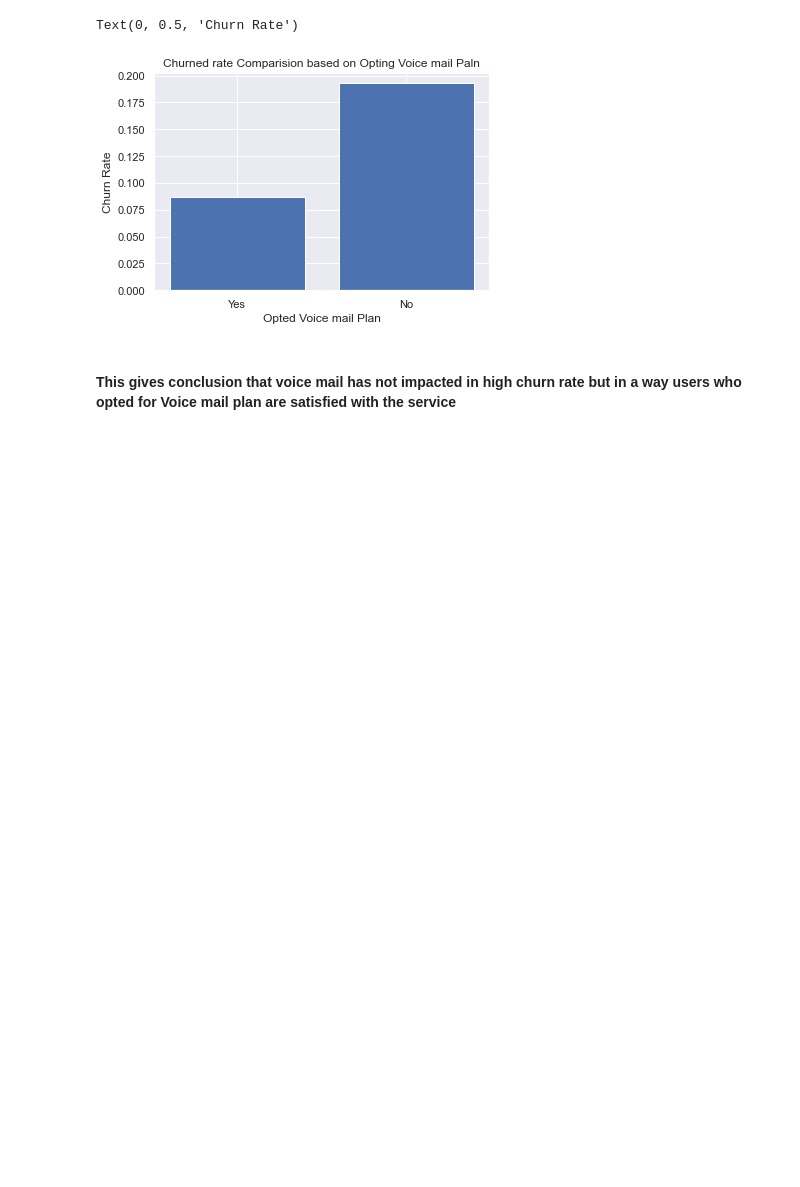
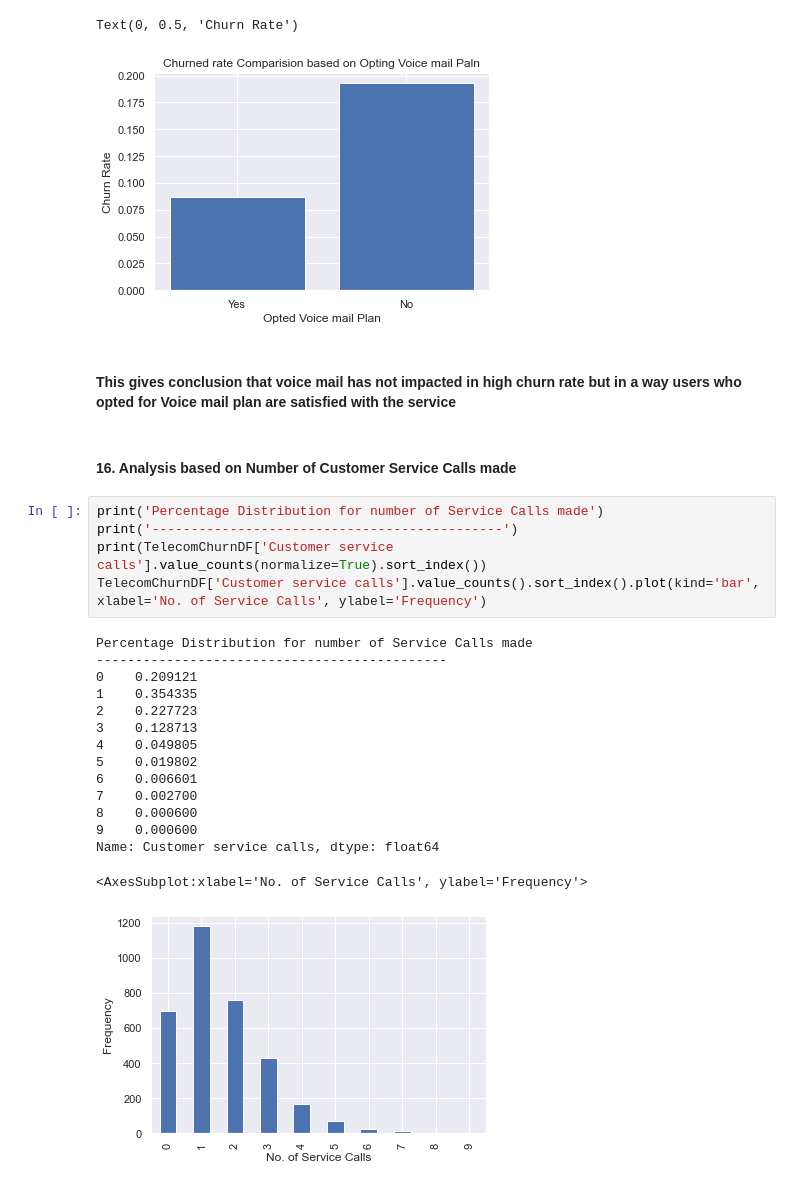
Before and after one commit to codes-by-vamshi/EDA-TelecomChurn, a Jupyter notebook: Telecom Churn - Sai Krishna Vamshi Devarasetty.ipynb, the cells around one changed output. Saved outputs shown, nothing was run; the diff lists cells and outputs as text; blank space fills up the shorter version.

```diff
--- a/Telecom Churn - Sai Krishna Vamshi Devarasetty.ipynb
+++ b/Telecom Churn - Sai Krishna Vamshi Devarasetty.ipynb
@@ -504,3 +504,26 @@ Text(0, 0.5, 'Churn Rate')
 [figure]
 # %% [markdown]
 #### This gives conclusion that voice mail has not impacted in high churn rate but in a way users who opted for Voice mail plan are satisfied with the service
+# %% [markdown]
+#### 16. Analysis based on Number of Customer Service Calls made
+# %%
+print('Percentage Distribution for number of Service Calls made')
+print('---------------------------------------------')
+print(TelecomChurnDF['Customer service calls'].value_counts(normalize=True).sort_index())
+TelecomChurnDF['Customer service calls'].value_counts().sort_index().plot(kind='bar', xlabel='No. of Service Calls', ylabel='Frequency')
+# %% [output]
+Percentage Distribution for number of Service Calls made
+---------------------------------------------
+0    0.209121
+1    0.354335
+2    0.227723
+3    0.128713
+4    0.049805
+5    0.019802
+6    0.006601
+7    0.002700
+8    0.000600
+9    0.000600
+Name: Customer service calls, dtype: float64
+<AxesSubplot:xlabel='No. of Service Calls', ylabel='Frequency'>
+[figure, added]
```
Also changed, not shown: parts of 3 cells of this notebook, 1 other file.
